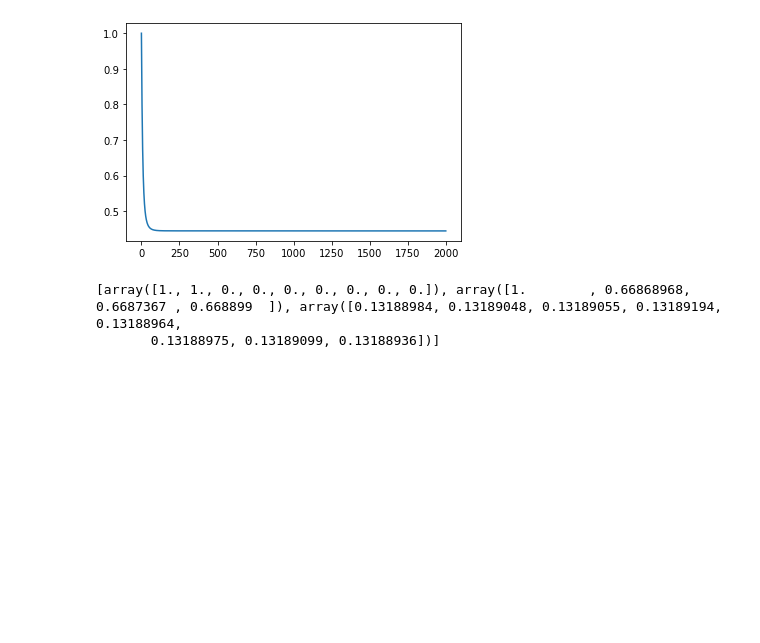
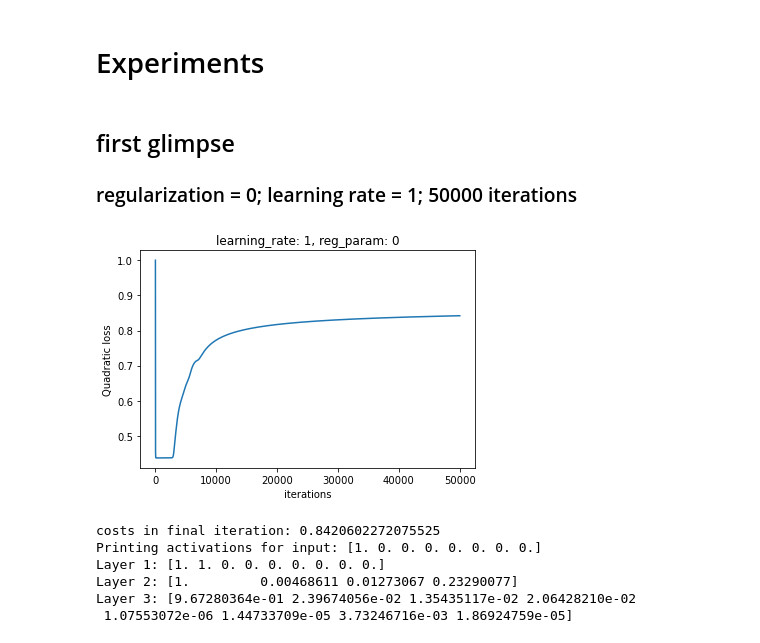
Before and after one commit to unofficial-Jona/ACML, a Jupyter notebook: backpropagation.ipynb, the cells around one changed output. Saved outputs shown, nothing was run; the diff lists cells and outputs as text; code cells hidden in the pictures; blank space fills up the shorter version.

Commit message:
finished experiments

```diff
--- a/backpropagation.ipynb
+++ b/backpropagation.ipynb
@@ -181,10 +257,17 @@ class Network:
+# %% [markdown]
+# Experiments
+# %% [markdown]
+## first glimpse
+### regularization = 0; learning rate = 1; 50000 iterations
 # %%
 test_network = Network([8,3,8], [True, True, False])
-test_network.train_network(2000, X, y, regul_param=0.001, learning_rate=0.5)
+test_network.train_network(50000, X, y, regul_param=0, learning_rate=1)
+test_network.print_activations(X[0])
 # %% [output]
-[figure, old version]
+[figure, new version]
+costs in final iteration: 0.8420602272075525
+Printing activations for input: [1. 0. 0. 0. 0. 0. 0. 0.]
+Layer 1: [1. 1. 0. 0. 0. 0. 0. 0. 0.]
+Layer 2: [1.         0.00468611 0.01273067 0.23290077]
+Layer 3: [9.67280364e-01 2.39674056e-02 1.35435117e-02 2.06428210e-02
+ 1.07553072e-06 1.44733709e-05 3.73246716e-03 1.86924759e-05]
-# %%
-print(test_network.prop_forward(X[0]))
-# %% [output]
-[array([1., 1., 0., 0., 0., 0., 0., 0., 0.]), array([1.        , 0.66868968, 0.6687367 , 0.668899  ]), array([0.13188984, 0.13189048, 0.13189055, 0.13189194, 0.13188964,
-       0.13188975, 0.13189099, 0.13188936])]
```
Also changed, not shown: parts of 20 cells of this notebook.
